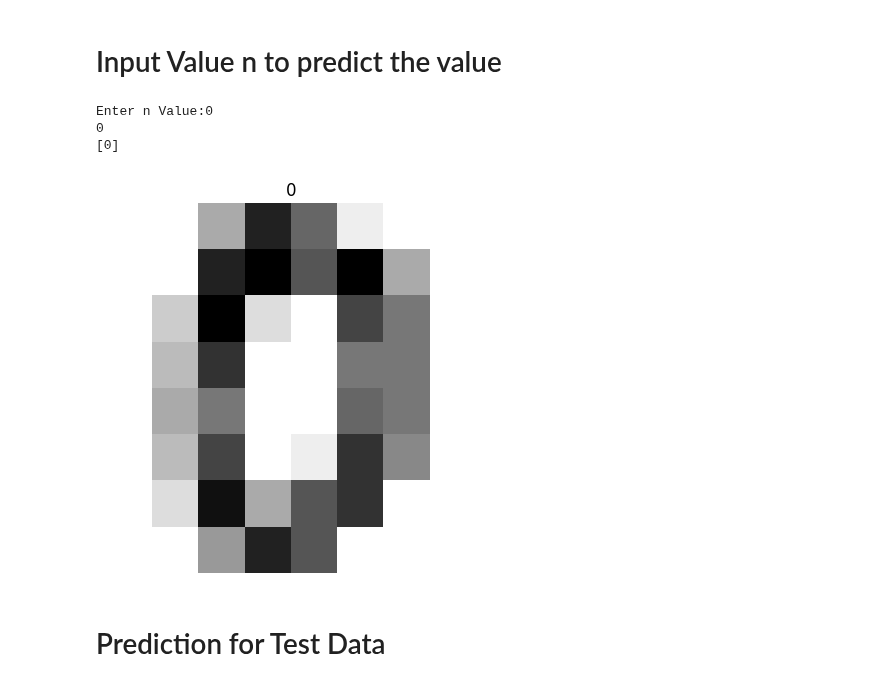
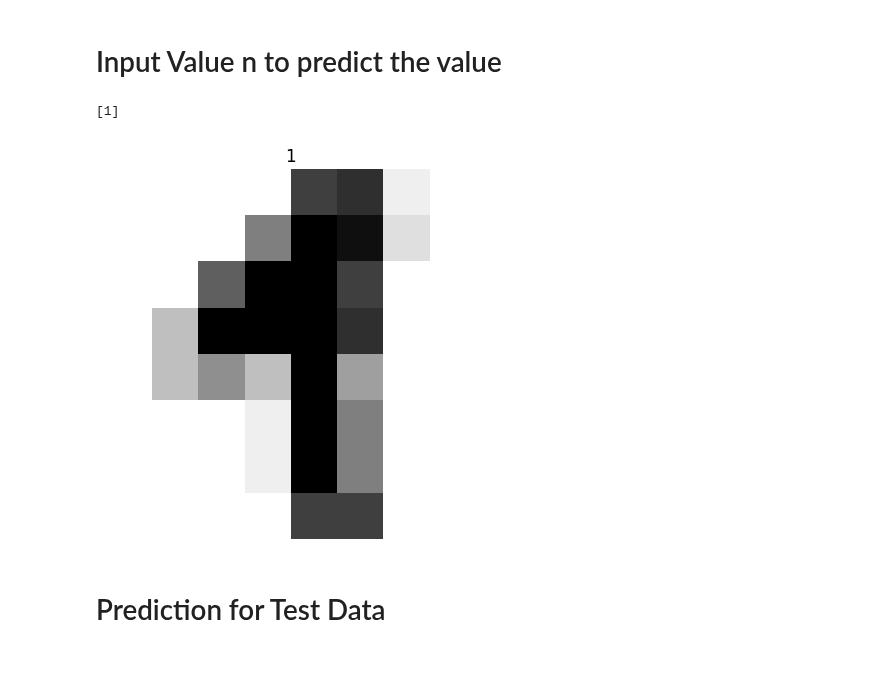
Before and after one commit to msuman-07/ML-Projects, a Jupyter notebook: Hand_written_Digit_Recognition_SVM.ipynb, the cells around one changed output. Cells and saved outputs as stored; diff of their text form; code cells hidden in the pictures.

```diff
--- a/Hand_written_Digit_Recognition_SVM.ipynb
+++ b/Hand_written_Digit_Recognition_SVM.ipynb
@@ -91,21 +91,18 @@ SVC(kernel='linear')
 # %% [markdown]
 # Input Value n to predict the value
 # %%
-n=int(input("Enter n Value:")) #Change the input n value to find the exact number from 0 to 1796.
-print(n)
+n=56 #Change the input n value to find the exact number from 0 to 1796.
 
 result = model.predict(dataset.images[n].reshape((1,-1)))
 plt.imshow(dataset.images[n], cmap=plt.cm.gray_r, interpolation='nearest')
 print(result)
 print("\n")
 plt.axis('off')
 plt.title('%i' %result)
 plt.show()
 # %% [output]
-Enter n Value:0
-0
-[0]
+[1]
-[figure, old version]
+[figure, new version]
 # %% [markdown]
 # Prediction for Test Data
 # %%
```
